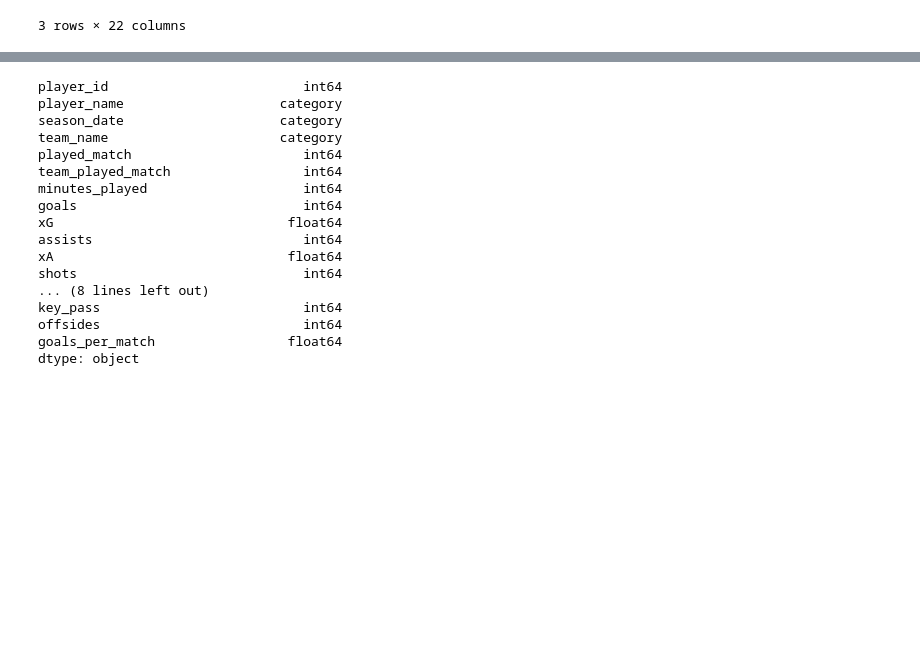
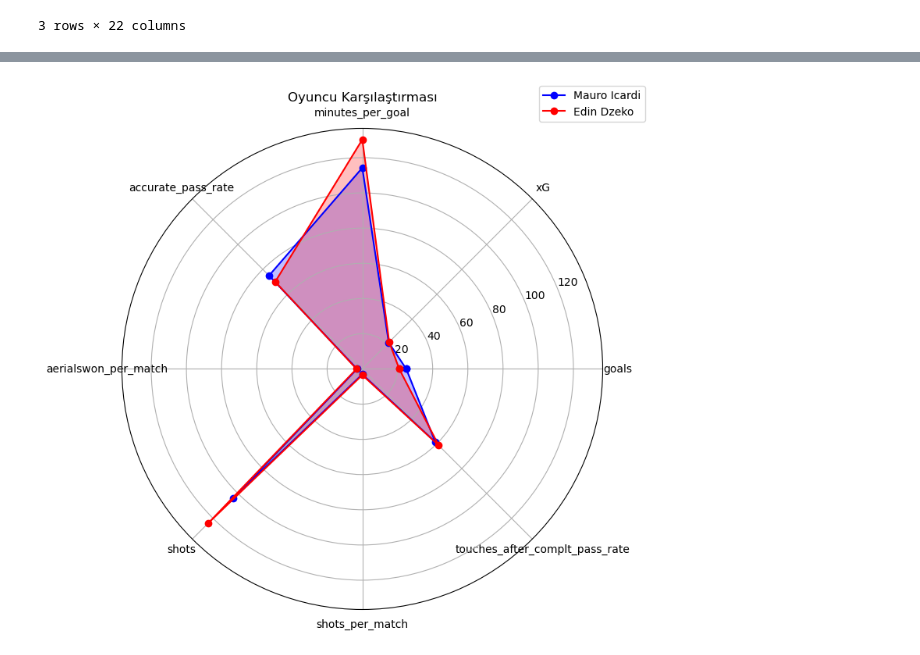
Before and after one commit to AsNott2000/Data-Analyisis-in-Football, a Jupyter notebook: Analysis of the top scorers in the Süper Lig for the 23-24 season/futbolcu_analizi.ipynb, the cells around one changed output, grey strips where cells are left out. Saved outputs shown, nothing was run; the diff lists cells and outputs as text; code cells hidden in the pictures; blank space fills up the shorter version.

```diff
--- a/Analysis of the top scorers in the Süper Lig for the 23-24 season/futbolcu_analizi.ipynb
+++ b/Analysis of the top scorers in the Süper Lig for the 23-24 season/futbolcu_analizi.ipynb
@@ -58,25 +85,5 @@ dtype: object
 df.player_name = pd.Categorical(df.player_name)
 df.season_date = pd.Categorical(df.season_date)
 df.team_name = pd.Categorical(df.team_name)
-# %%
-df.dtypes
-# %% [output]
-player_id                         int64
-player_name                    category
-season_date                    category
-team_name                      category
-played_match                      int64
-team_played_match                 int64
-minutes_played                    int64
-goals                             int64
-xG                              float64
-assists                           int64
-xA                              float64
-shots                             int64
-... (8 lines left out)
-key_pass                          int64
-offsides                          int64
-goals_per_match                 float64
-dtype: object
 # %%
 #We categorized the objects
@@ -82,0 +92,38 @@ dtype: object
+# %%
+import pandas as pd
+import matplotlib.pyplot as plt
+import numpy as np
+
+cols = [ "goals", "xG", "minutes_per_goal", "accurate_pass_rate", "aerialswon_per_match","shots", "shots_per_match","touches_after_complt_pass_rate"]
+
+
+# 360 dereceyi uygun şekilde böl
+angles = np.linspace(0, 2*np.pi, len(cols), endpoint=False)
+angles = np.concatenate((angles, [angles[0]]))  # İlk açıyla son açıyı birleştir
+
+fig, ax = plt.subplots(figsize=(8, 8), subplot_kw=dict(polar=True))
+
+# İlk oyuncunun verilerini alalım ve çizeleim
+data_1 = df.loc[0, cols].values
+name_1 = df.loc[0, "player_name"]
+stats_1 = np.concatenate((data_1, [data_1[0]]))  # İlk veriyle son veriyi birleştir
+ax.plot(angles, stats_1, "o-", label=name_1, color='blue')
+ax.fill(angles, stats_1, alpha=0.25, color='blue')
+
+# İkinci oyuncunun verilerini alalım ve çizeleim
+data_2 = df.loc[1, cols].values
+name_2 = df.loc[1, "player_name"]
+stats_2 = np.concatenate((data_2, [data_2[0]]))  # İlk veriyle son veriyi birleştir
+ax.plot(angles, stats_2, "o-", label=name_2, color='red')
+ax.fill(angles, stats_2, alpha=0.25, color='red')
+
+# Etiketleri ekle
+ax.set_thetagrids(angles[:-1] * 180/np.pi, cols)
+
+# Başlık ve gösterge ekle
+plt.title("Oyuncu Karşılaştırması")
+plt.legend(loc='upper right', bbox_to_anchor=(1.1, 1.1))
+
+plt.show()
+# %% [output]
+[figure, added]
```
Also changed, not shown: parts of 12 cells of this notebook.
